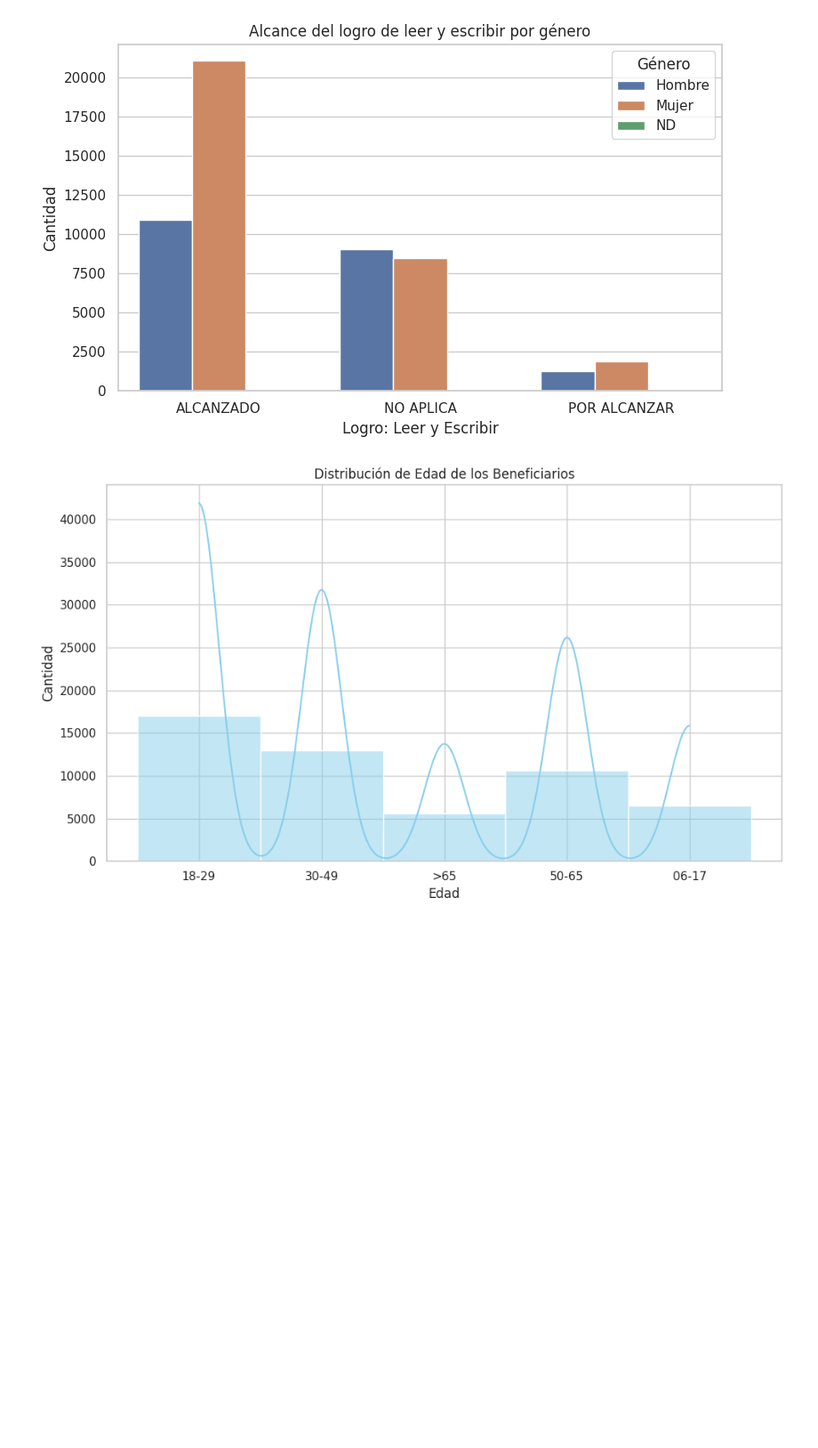
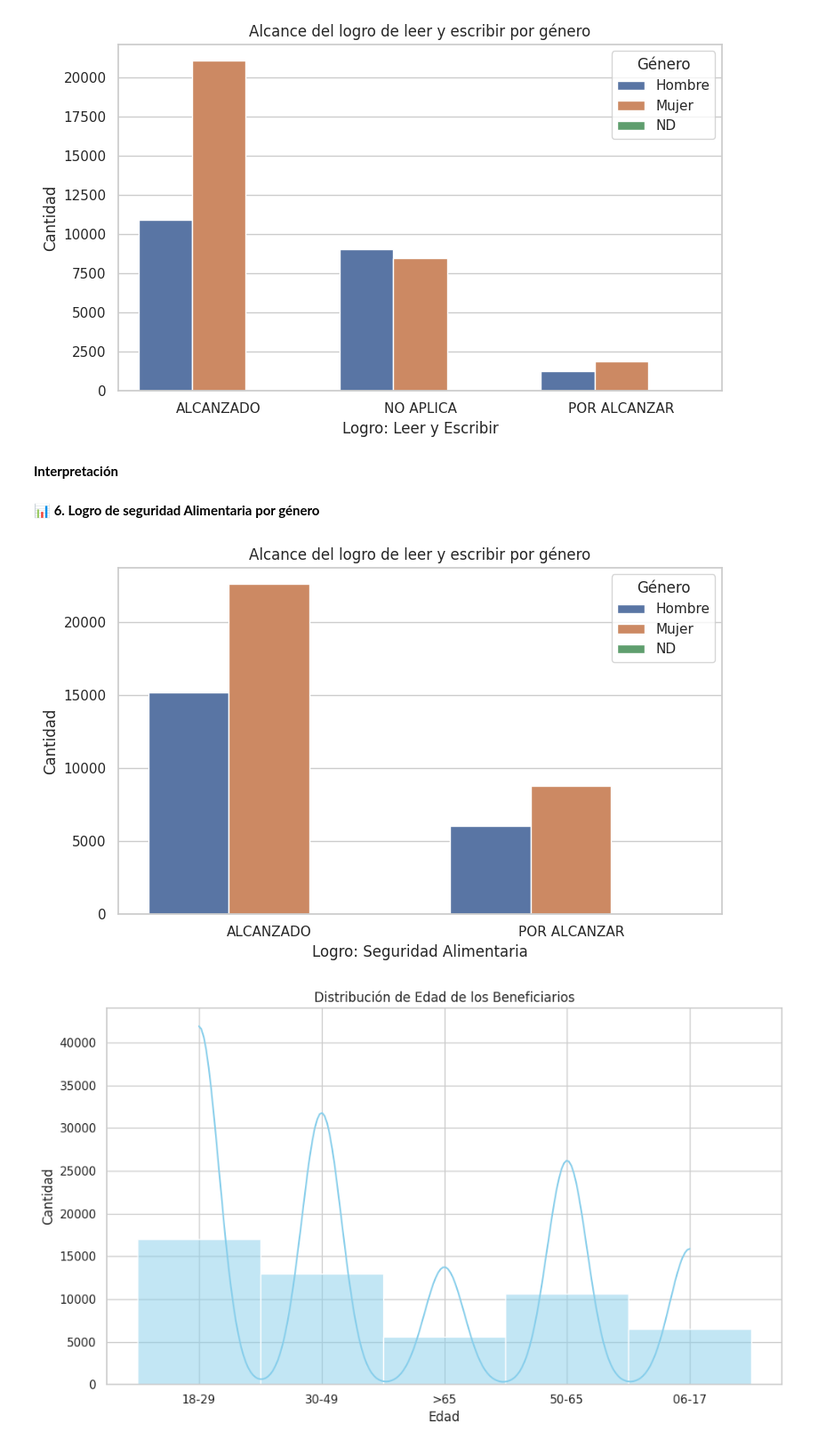
Before and after one commit to AlexandraAponte/Intriduccion_Github, a Jupyter notebook: Notebooks/Trabajo Final_ Unidos.ipynb, the cells around one changed output. Shown at 89% size. Drawn from its saved outputs; the diff is of its cells as text; code cells hidden in the pictures; blank space fills up the shorter version.

```diff
--- a/Notebooks/Trabajo Final_ Unidos.ipynb
+++ b/Notebooks/Trabajo Final_ Unidos.ipynb
@@ -238,6 +241,21 @@ plt.tight_layout()
 plt.show()
 # %% [output]
 [figure]
+# %% [markdown]
+**Interpretación**
+# %% [markdown]
+**📊 6. Logro de seguridad Alimentaria por género**
+# %%
+plt.figure(figsize=(8, 5))
+sns.countplot(x='Logro_Seguridad_Alimentaria', hue='Genero', data=df_2)
+plt.title('Alcance del logro de leer y escribir por género')
+plt.xlabel('Logro: Seguridad Alimentaria')
+plt.ylabel('Cantidad')
+plt.legend(title='Género')
+plt.tight_layout()
+plt.show()
+# %% [output]
+[figure, added]
 # %%
 plt.figure(figsize=(10, 6))
 sns.histplot(data=df_2, x='RangoEdad', bins=30, kde=True, color='skyblue')
```
Also changed, not shown: parts of 22 cells of this notebook.
